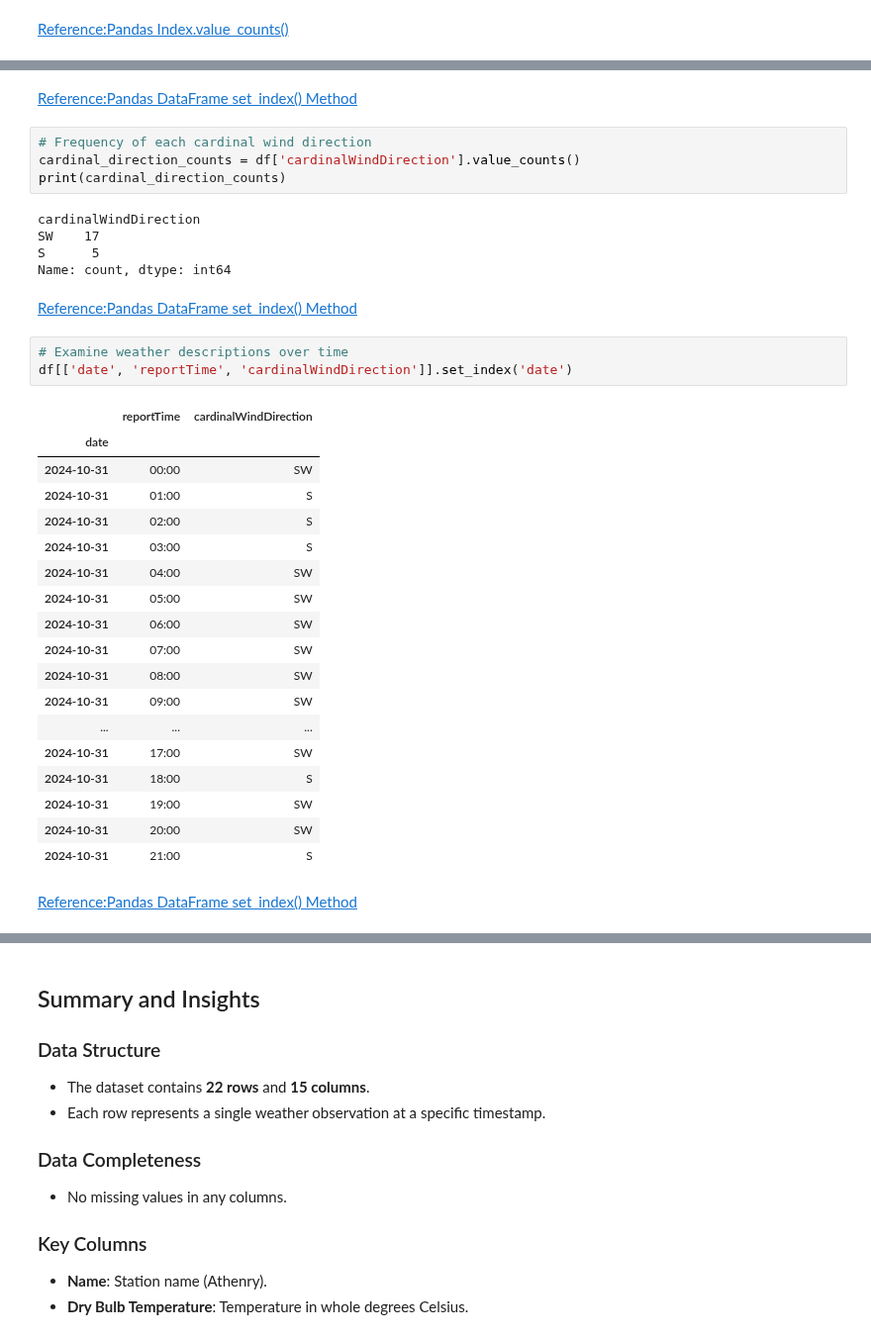
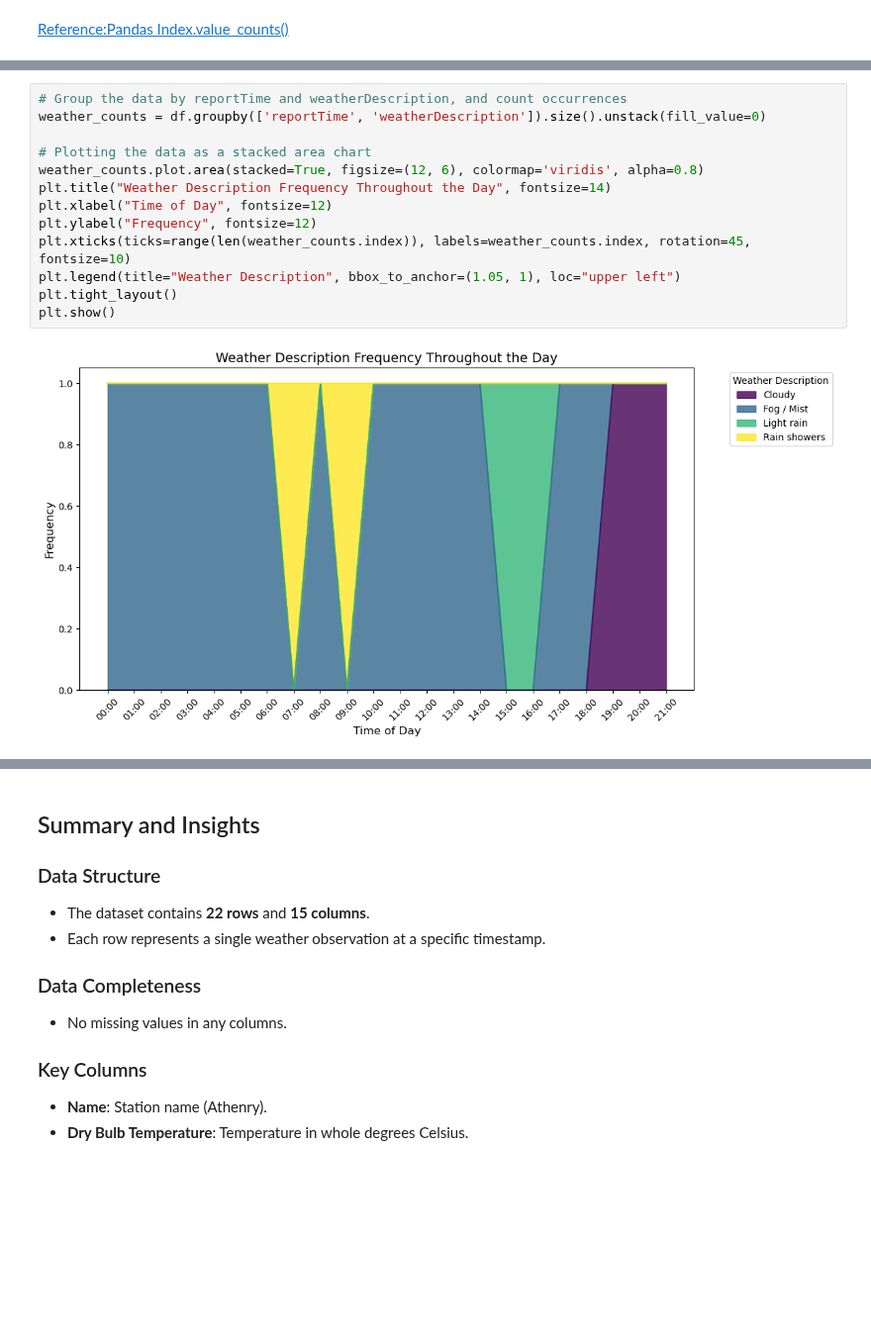
Before and after one commit to sarahembarry/computer-infrastructure-assessment, a Jupyter notebook: weather.ipynb, the cells around one changed output, grey strips where cells are left out. Shown at 99% size. Saved outputs shown, nothing was run; the diff lists cells and outputs as text; blank space fills up the shorter version.

Commit message:
area chart and line chart

```diff
--- a/weather.ipynb
+++ b/weather.ipynb
@@ -265,37 +239,15 @@ df[['date', 'reportTime', 'weatherDescription']].set_index('date')
-# %% [markdown]
-[Reference:Pandas DataFrame set_index() Method](https://www.w3schools.com/python/pandas/ref_df_set_index.asp)<br/>
-# %%
-# Frequency of each cardinal wind direction
-cardinal_direction_counts = df['cardinalWindDirection'].value_counts()
-print(cardinal_direction_counts)
-# %% [output]
-cardinalWindDirection
-SW    17
-S      5
-Name: count, dtype: int64
-# %% [markdown]
-[Reference:Pandas DataFrame set_index() Method](https://www.w3schools.com/python/pandas/ref_df_set_index.asp)<br/>
-# %%
-# Examine weather descriptions over time
-df[['date', 'reportTime', 'cardinalWindDirection']].set_index('date')
-# %% [output]
-|  | reportTime | cardinalWindDirection |
-| date |  |  |
-| 2024-10-31 | 00:00 | SW |
-| 2024-10-31 | 01:00 | S |
-| 2024-10-31 | 02:00 | S |
-| 2024-10-31 | 03:00 | S |
-| 2024-10-31 | 04:00 | SW |
-| 2024-10-31 | 05:00 | SW |
-| 2024-10-31 | 06:00 | SW |
-| 2024-10-31 | 07:00 | SW |
-| 2024-10-31 | 08:00 | SW |
-| 2024-10-31 | 09:00 | SW |
-| ... | ... | ... |
-| 2024-10-31 | 17:00 | SW |
-| 2024-10-31 | 18:00 | S |
-| 2024-10-31 | 19:00 | SW |
-| 2024-10-31 | 20:00 | SW |
-| 2024-10-31 | 21:00 | S |
-# %% [markdown]
-[Reference:Pandas DataFrame set_index() Method](https://www.w3schools.com/python/pandas/ref_df_set_index.asp)<br/>
+# %%
+# Group the data by reportTime and weatherDescription, and count occurrences
+weather_counts = df.groupby(['reportTime', 'weatherDescription']).size().unstack(fill_value=0)
+
+# Plotting the data as a stacked area chart
+weather_counts.plot.area(stacked=True, figsize=(12, 6), colormap='viridis', alpha=0.8)
+plt.title("Weather Description Frequency Throughout the Day", fontsize=14)
+plt.xlabel("Time of Day", fontsize=12)
+plt.ylabel("Frequency", fontsize=12)
+plt.xticks(ticks=range(len(weather_counts.index)), labels=weather_counts.index, rotation=45, fontsize=10)
+plt.legend(title="Weather Description", bbox_to_anchor=(1.05, 1), loc="upper left")
+plt.tight_layout()
+plt.show()
+# %% [output]
+[figure, added]
```
Also changed, not shown: parts of 12 cells of this notebook, 1 other file.
